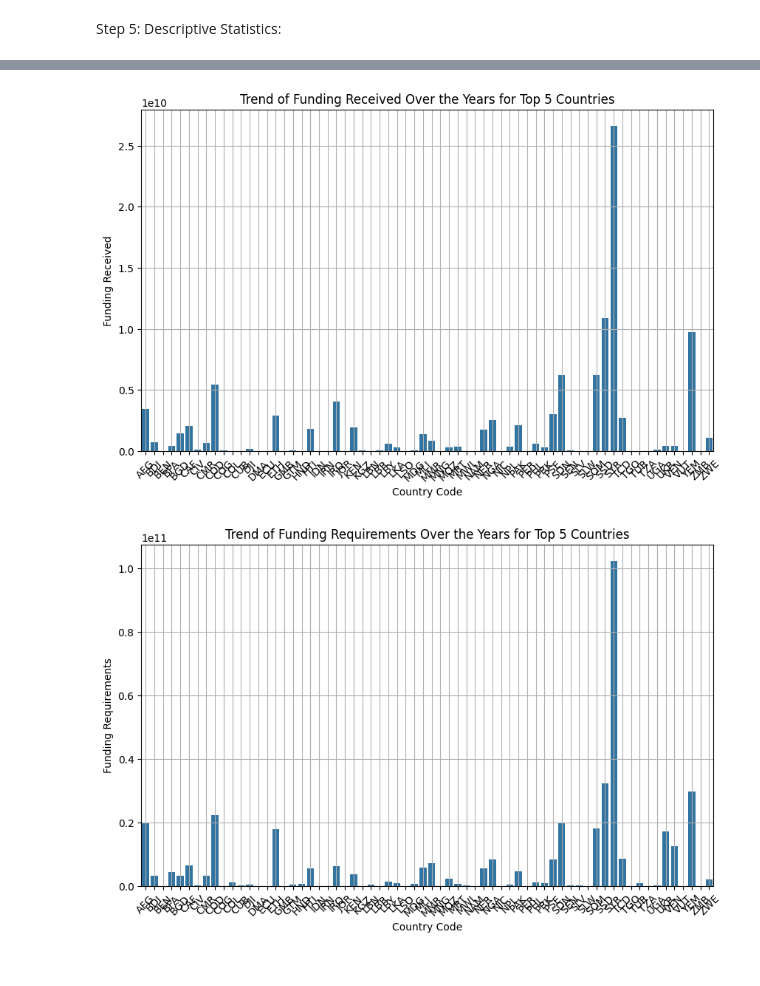
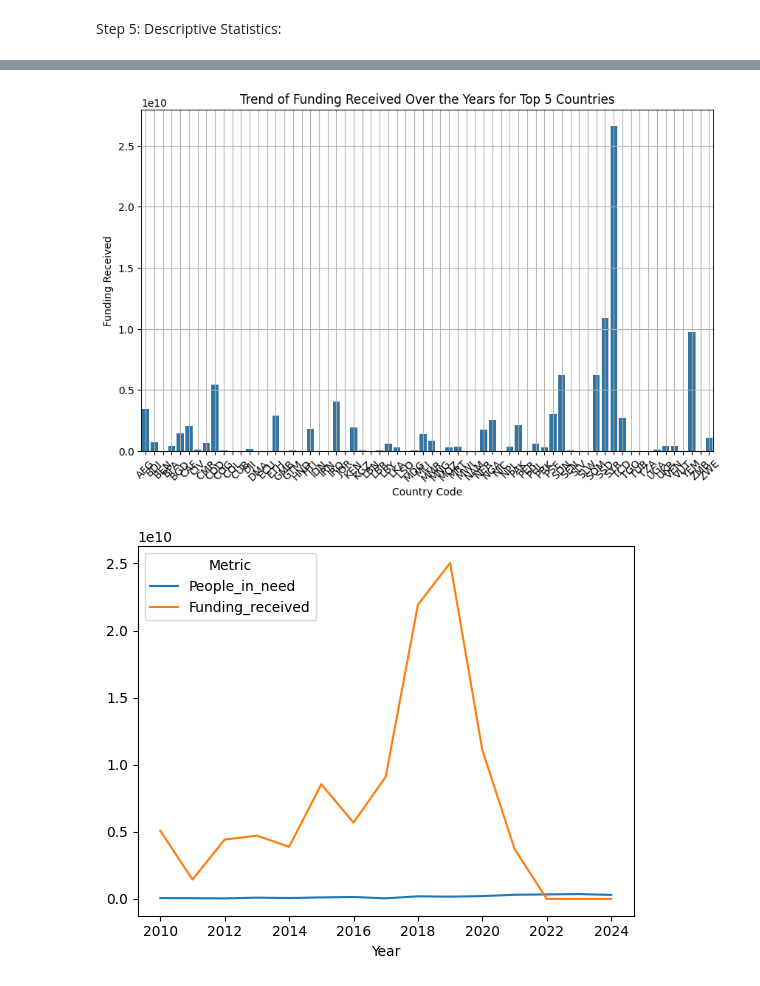
Before and after one commit to Zyjones/Crisis---Humanitarian-Needs-EDA, a Jupyter notebook: Notebooks/EDA/JessicaL_EDA copy.ipynb, the cells around one changed output, grey strips where cells are left out. Cells and saved outputs as stored; diff of their text form; code cells hidden in the pictures.

```diff
--- a/Notebooks/EDA/JessicaL_EDA copy.ipynb
+++ b/Notebooks/EDA/JessicaL_EDA copy.ipynb
@@ -448,12 +452,30 @@ plt.ylabel('Funding Received')
 plt.xticks(rotation=45)
 plt.grid(True)
 plt.show()
+
+'''
+This code is commented out because it is did not result in a good plot and does represent the data well
 # Create a bar plot to visualize the trend of funding requirements over the years for the top 5 countries
 plt.figure(figsize=(10, 6))
 sns.barplot(data=top_requirements_trend, x='Country_Code', y='Funding_requirements')
-plt.title('Trend of Funding Requirements Over the Years for Top 5 Countries')
+plt.yscale('log')
+plt.title('Log Scale Trend of Funding Requirements Over the Years for Top 5 Countries')
 plt.xlabel('Country Code')
-plt.ylabel('Funding Requirements')
+plt.ylabel('Funding Requirements in Log Scale')
+plt.xticks(rotation=45)
+plt.grid(True, which='both', linestyle='--', linewidth=0.5)
+plt.tight_layout()
+plt.legend(title='Country Code')
+plt.show()
+'''
+
+# Create a line plot to visualize the trend of people in need over the years
+data.groupby('Year')[['People_in_need', 'Funding_received']].sum().plot()
+plt.figure(figsize=(12, 6))
+sns.lineplot(data=data, x='Year', y='People_in_need')
+plt.title('Trend of People in Need Over the Years')
+plt.xlabel('Year')
+plt.ylabel('People in Need')
 plt.xticks(rotation=45)
 plt.grid(True)
 plt.show()
@@ -468,3 +490,3 @@ plt.show()
 [figure]
 [figure]
-[figure, old version]
+[figure, new version]
```
Also changed, not shown: parts of 7 cells of this notebook, 1 other file.
